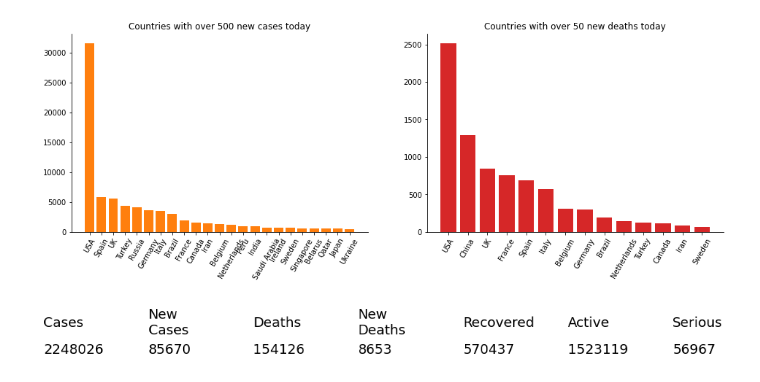
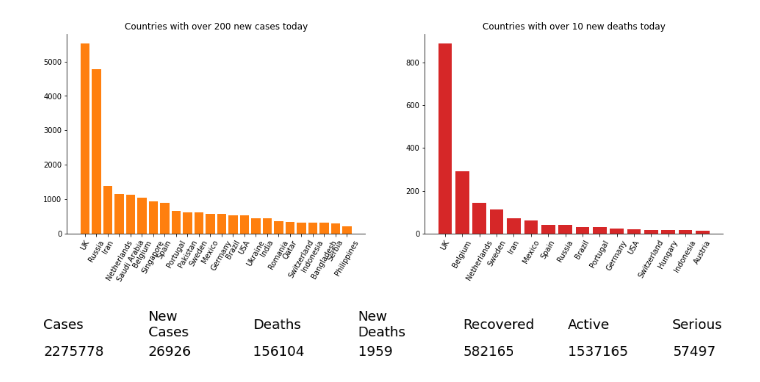
Before and after one commit to zhaoyi3264/covid-19-trend, a Jupyter notebook: global_trend.ipynb, the cells around one changed output. Cells and saved outputs as stored; diff of their text form; code cells hidden in the pictures.

```diff
--- a/global_trend.ipynb
+++ b/global_trend.ipynb
@@ -98,11 +98,11 @@ def today_new(ax, category, threshold, color):
     ax.spines['top'].set_visible(False)
 # %%
 fig, (ax0, ax1) = plt.subplots(nrows=1, ncols=2, figsize=(16, 5))
-today_new(ax0, 'New Cases', 500, 'tab:orange')
-today_new(ax1, 'New Deaths', 50, 'tab:red')
+today_new(ax0, 'New Cases', 200, 'tab:orange')
+today_new(ax1, 'New Deaths', 10, 'tab:red')
 plt.savefig('global/today_new.png', bbox_inches='tight')
 # %% [output]
-[figure, old version]
+[figure, new version]
 # %%
 fig, ax = plt.subplots(figsize=(16, 1))
 ax.set_xlim(0, 8)
```
Also changed, not shown: parts of 3 cells of this notebook, 10 other files.
